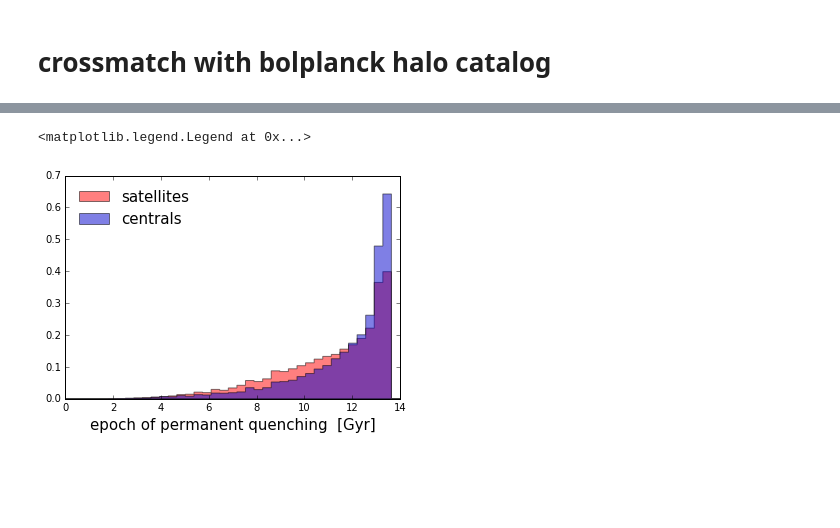
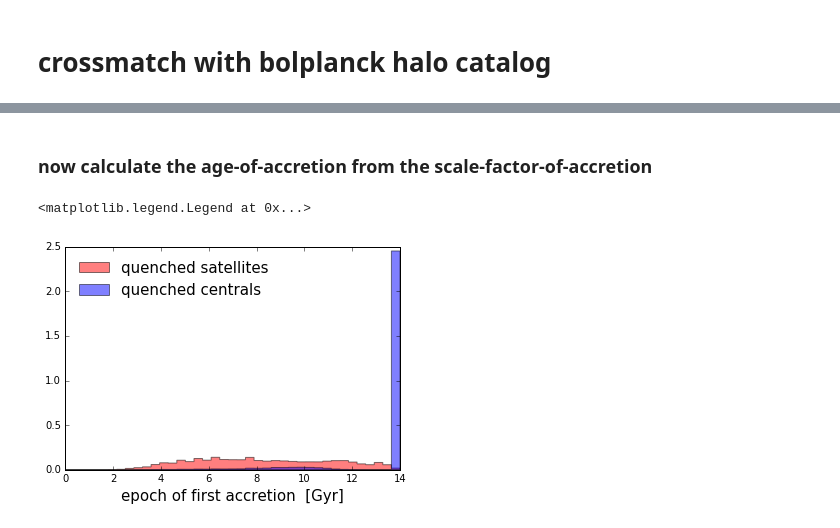
Before and after one commit to aphearin/time_evolving_cam_utils, a Jupyter notebook: plot_quenching_times.ipynb, the cells around one changed output, grey strips where cells are left out. Saved outputs shown, nothing was run; the diff lists cells and outputs as text; code cells hidden in the pictures; blank space fills up the shorter version.

```diff
--- a/plot_quenching_times.ipynb
+++ b/plot_quenching_times.ipynb
@@ -36,3 +30,20 @@ histories['upid'][idxA] = halocat.halo_table['halo_upid'][idxB]
+# %%
+from halotools.utils import crossmatch
+idxA, idxB = crossmatch(histories['id'], halocat.halo_table['halo_id'])
+
+histories['upid'] = 0L
+histories['upid'][idxA] = halocat.halo_table['halo_upid'][idxB]
+
+histories['halo_scale_factor_mpeak'] = -1.
+histories['halo_scale_factor_mpeak'][idxA] = halocat.halo_table['halo_scale_factor_mpeak'][idxB]
+
+histories['halo_scale_factor_firstacc'] = 0.
+histories['halo_scale_factor_firstacc'][idxA] = halocat.halo_table['halo_scale_factor_firstacc'][idxB]
+
+histories = histories[histories['halo_scale_factor_mpeak'] != -1]
 # %%
 quenched_cenmask = (histories['upid'] == -1) & (histories['sfr']/histories['sm'] < 1e-11)
+quenched_cens = histories[quenched_cenmask]
+
 quenched_satmask = (histories['upid'] != -1) & (histories['sfr']/histories['sm'] < 1e-11)
+quenched_sats = histories[quenched_satmask]
@@ -39,15 +75,28 @@ quenched_satmask = (histories['upid'] != -1) & (histories['sfr']/histories['sm']
+# %% [markdown]
+### now calculate the age-of-accretion from the scale-factor-of-accretion
+# %%
+from astropy.cosmology import Planck13
+
+qsats_aacc = quenched_sats['halo_scale_factor_firstacc']
+qsats_zacc = 1./qsats_aacc - 1.
+
+qsats_tacc = Planck13.age(qsats_zacc)
+
+qcens_aacc = quenched_cens['halo_scale_factor_firstacc']
+qcens_zacc = 1./qcens_aacc - 1.
+
+qcens_tacc = Planck13.age(qcens_zacc)
 # %%
-__ = plt.hist(histories['quenching_time'][quenched_satmask],
+__ = plt.hist(qsats_tacc,
               normed=True, bins=np.linspace(0, 14, 40), color='r',
-              histtype='stepfilled', alpha=0.5, label='satellites')
+              histtype='stepfilled', alpha=0.5, label='quenched satellites')
 
-__ = plt.hist(histories['quenching_time'][quenched_cenmask],
-              normed=True, bins=np.linspace(0, 14, 40), color='mediumblue',
-              histtype='stepfilled', alpha=0.5, label='centrals')
+__ = plt.hist(qcens_tacc,
+              normed=True, bins=np.linspace(0, 14, 40), color='blue',
+              histtype='stepfilled', alpha=0.5, label='quenched centrals')
 
-
-plt.xlabel('epoch of permanent quenching  [Gyr]', size=15)
-plt.legend(loc='upper left', fontsize=15, frameon=False)
+plt.xlabel('epoch of first accretion  [Gyr]', size=15)
+plt.legend(frameon=False, loc='upper left', fontsize=15)
 # %% [output]
 <matplotlib.legend.Legend at 0x...>
-[figure, old version]
+[figure, new version]
```
Also changed, not shown: parts of 5 cells of this notebook, 1 other file.
